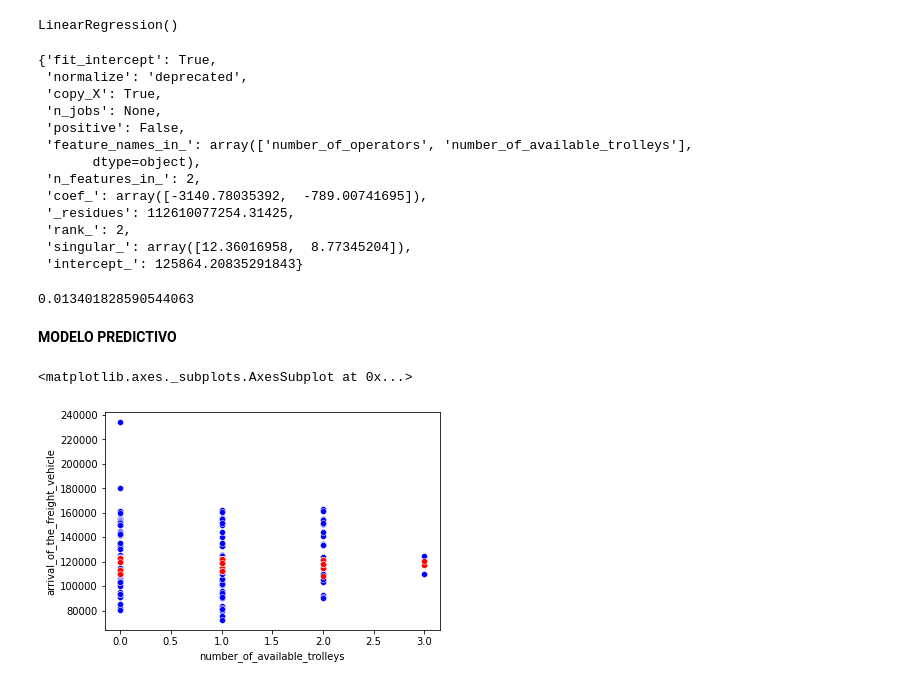
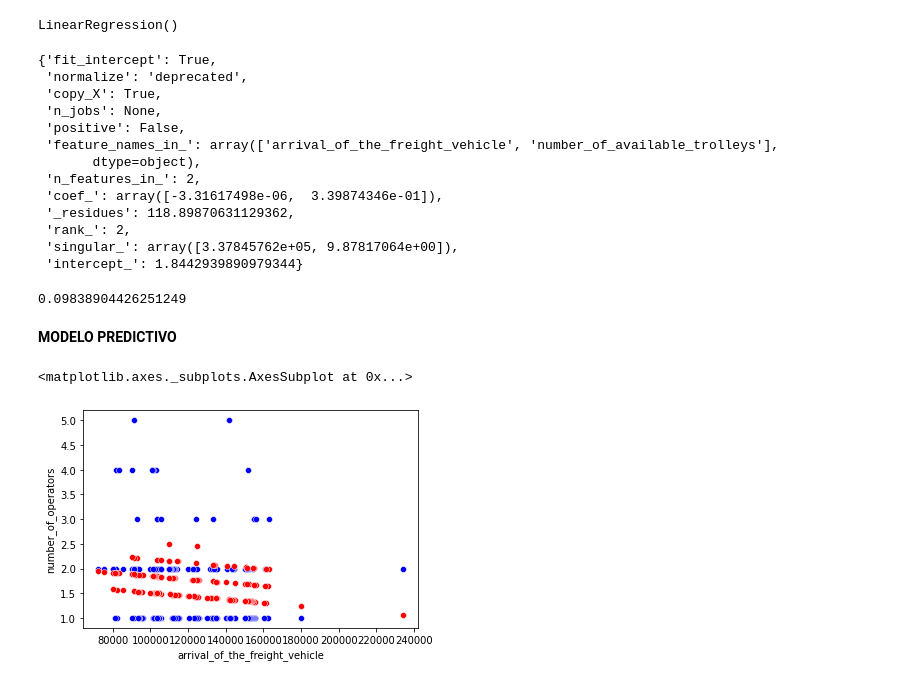
Before and after one commit to A01732830/Entregable-3, a Jupyter notebook: Modelo4_last_mile.ipynb, the cells around one changed output. Drawn from its saved outputs; the diff is of its cells as text; code cells hidden in the pictures.

```diff
--- a/Modelo4_last_mile.ipynb
+++ b/Modelo4_last_mile.ipynb
@@ -41,7 +33,7 @@ sns.scatterplot(x='number_of_available_trolleys', y='arrival_of_the_freight_vehi
 # %%
 #Declaramos las variables dependientes e independientes para la regresión lineal
-Vars_Indep= df[['number_of_operators', 'number_of_available_trolleys']]
-Var_Dep= df['arrival_of_the_freight_vehicle']
+Vars_Indep= df[['arrival_of_the_freight_vehicle', 'number_of_available_trolleys']]
+Var_Dep= df['number_of_operators']
 # %%
 #Se define model como la función de regresión lineal
 from sklearn.linear_model import LinearRegression
@@ -65,24 +57,24 @@ modelo.__dict__
  'copy_X': True,
  'n_jobs': None,
  'positive': False,
- 'feature_names_in_': array(['number_of_operators', 'number_of_available_trolleys'],
+ 'feature_names_in_': array(['arrival_of_the_freight_vehicle', 'number_of_available_trolleys'],
        dtype=object),
  'n_features_in_': 2,
- 'coef_': array([-3140.78035392,  -789.00741695]),
- '_residues': 112610077254.31425,
+ 'coef_': array([-3.31617498e-06,  3.39874346e-01]),
+ '_residues': 118.89870631129362,
  'rank_': 2,
- 'singular_': array([12.36016958,  8.77345204]),
- 'intercept_': 125864.20835291843}
+ 'singular_': array([3.37845762e+05, 9.87817064e+00]),
+ 'intercept_': 1.8442939890979344}
 # %%
 #Evaluamos la eficiencia del modelo obtenido por medio del coeficiente R2 Determinación
 modelo.score(Vars_Indep,Var_Dep)
 # %% [output]
-0.013401828590544063
+0.09838904426251249
 # %% [markdown]
 **MODELO PREDICTIVO**
 # %%
 #Predecimos los valores de total de accidentes a partir de las variables: "alcohol", "speeding" y "no_previous"
-y_pred= modelo.predict(X=df[['number_of_operators', 'number_of_available_trolleys']])
+y_pred= modelo.predict(X=df[['arrival_of_the_freight_vehicle', 'number_of_available_trolleys']])
 y_pred
 # %%
 #Insertamos la columna de predicciones en el DataFrame
@@ -91,9 +83,10 @@ df
 # %%
 #Visualizamos la gráfica comparativa entre el total real y el total predecido
 
-sns.scatterplot(x='number_of_available_trolleys', y='arrival_of_the_freight_vehicle', color="blue", data=df)
-sns.scatterplot(x='number_of_available_trolleys', y='Predicciones', color="red", data=df)
+sns.scatterplot(x='arrival_of_the_freight_vehicle', y='number_of_operators', color="blue", data=df)
+sns.scatterplot(x='arrival_of_the_freight_vehicle', y='Predicciones', color="red", data=df)
+
 #sns.lineplot(x='268_number_fridges', y='Predicciones', color="red", data=df)
 # %% [output]
 <matplotlib.axes._subplots.AxesSubplot at 0x...>
-[figure, old version]
+[figure, new version]
```
Also changed, not shown: parts of 5 cells of this notebook.
